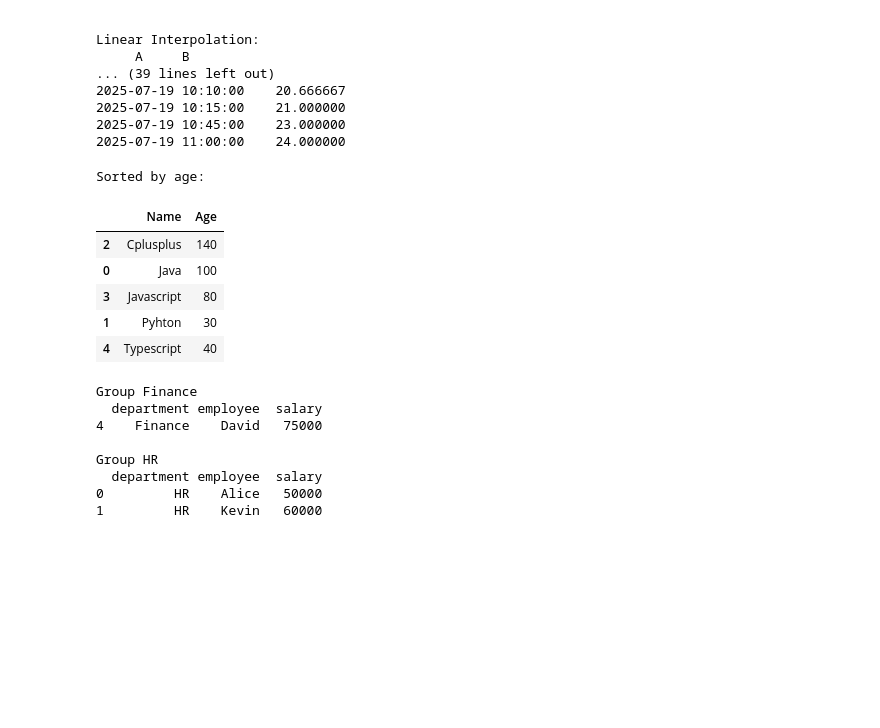
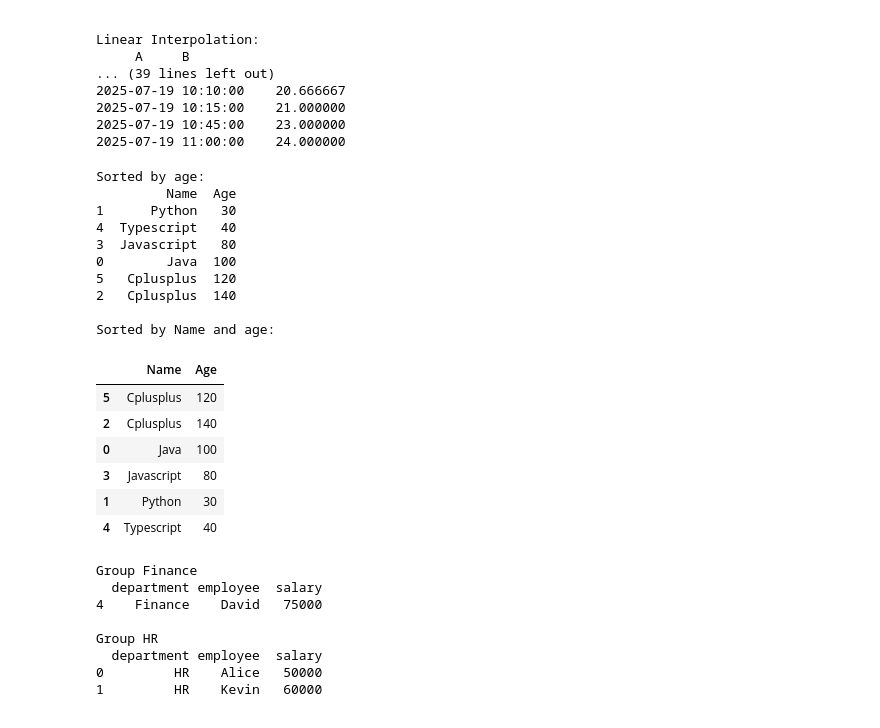
Before and after one commit to RishiSharmapro/Machine-Learning, a Jupyter notebook: pandas/advance_pandas.ipynb, the cells around one changed output. Drawn from its saved outputs; the diff is of its cells as text; code cells hidden in the pictures; blank space fills up the shorter version.

```diff
--- a/pandas/advance_pandas.ipynb
+++ b/pandas/advance_pandas.ipynb
@@ -206,20 +210,34 @@ Linear Interpolation:
 # %%
 # sorting
 
 languageAge = pd.DataFrame({
-    'Name': ['Java', 'Pyhton', 'Cplusplus', 'Javascript', 'Typescript'],
-    'Age': [100, 30, 140, 80, 40],
+    'Name': ['Java', 'Python', 'Cplusplus', 'Javascript', 'Typescript', 'Cplusplus'],
+    'Age': [100, 30, 140, 80, 40, 120],
 })
 
+
+sort_by_age = languageAge.sort_values(by=['Age'], ascending=True)
 print('Sorted by age: ')
+print(sort_by_age)
+print('\nSorted by Name and age: ')
 languageAge.sort_values(by=['Name', 'Age'], ascending=True, inplace=True)
 languageAge
 # %% [output]
 Sorted by age:
+         Name  Age
+1      Python   30
+4  Typescript   40
+3  Javascript   80
+0        Java  100
+5   Cplusplus  120
+2   Cplusplus  140
+
+Sorted by Name and age:
 |  | Name | Age |
+| 5 | Cplusplus | 120 |
 | 2 | Cplusplus | 140 |
 | 0 | Java | 100 |
 | 3 | Javascript | 80 |
-| 1 | Pyhton | 30 |
+| 1 | Python | 30 |
 | 4 | Typescript | 40 |
 # %%
```
Also changed, not shown: parts of 6 cells of this notebook.
